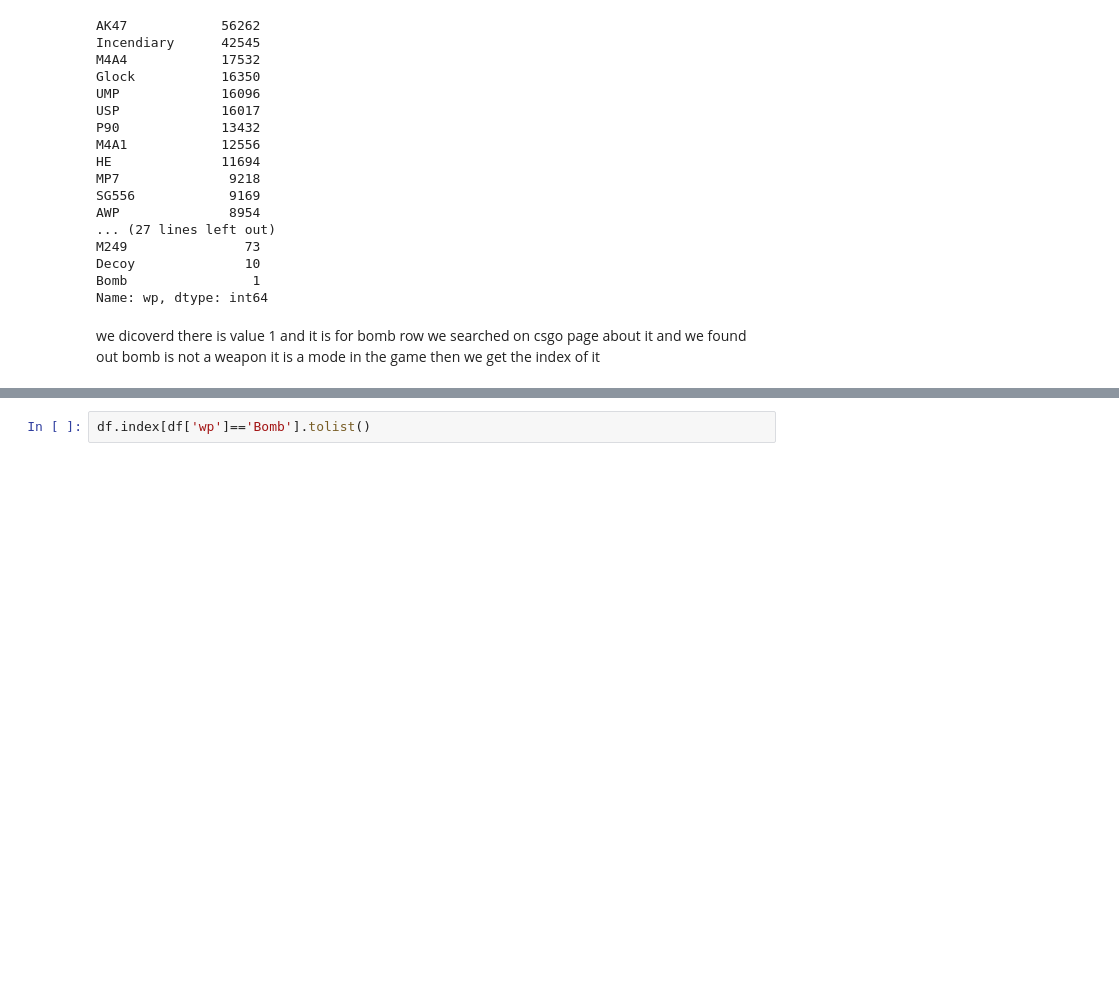
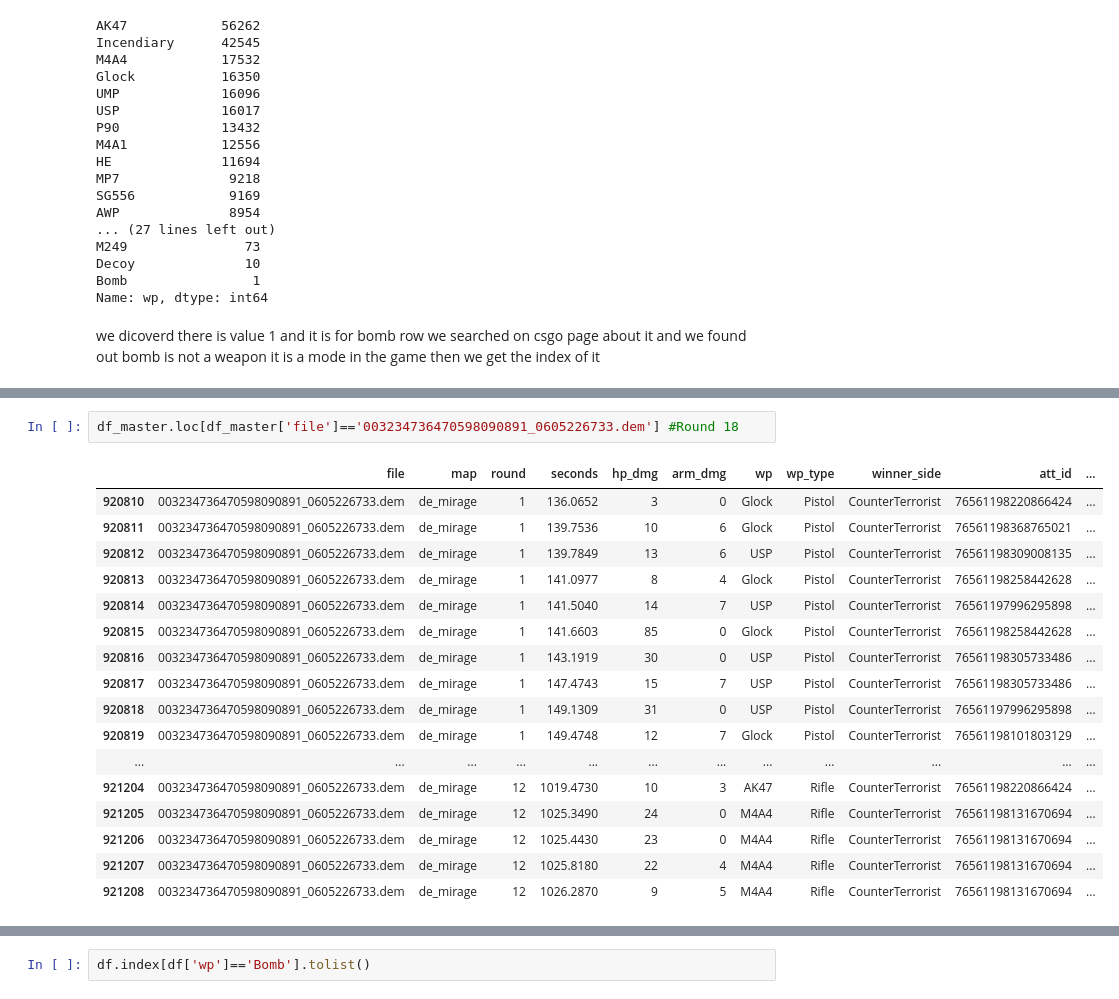
Before and after one commit to bavShehata/CS-GO-Competitive-Matchmaking-Data, a Jupyter notebook: csgo.ipynb, the cells around one changed output, grey strips where cells are left out. Drawn from its saved outputs; the diff is of its cells as text; blank space fills up the shorter version.

```diff
--- a/csgo.ipynb
+++ b/csgo.ipynb
@@ -317,0 +430,20 @@ we dicoverd there is value 1 and it is for bomb row we searched on csgo page abo
+# %%
+df_master.loc[df_master['file']=='003234736470598090891_0605226733.dem'] #Round 18
+# %% [output]
+|  | file | map | round | seconds | hp_dmg | arm_dmg | wp | wp_type | winner_side | att_id | ... |
+| 920810 | 003234736470598090891_0605226733.dem | de_mirage | 1 | 136.0652 | 3 | 0 | Glock | Pistol | CounterTerrorist | 76561198220866424 | ... |
+| 920811 | 003234736470598090891_0605226733.dem | de_mirage | 1 | 139.7536 | 10 | 6 | Glock | Pistol | CounterTerrorist | 76561198368765021 | ... |
+| 920812 | 003234736470598090891_0605226733.dem | de_mirage | 1 | 139.7849 | 13 | 6 | USP | Pistol | CounterTerrorist | 76561198309008135 | ... |
+| 920813 | 003234736470598090891_0605226733.dem | de_mirage | 1 | 141.0977 | 8 | 4 | Glock | Pistol | CounterTerrorist | 76561198258442628 | ... |
+| 920814 | 003234736470598090891_0605226733.dem | de_mirage | 1 | 141.5040 | 14 | 7 | USP | Pistol | CounterTerrorist | 76561197996295898 | ... |
+| 920815 | 003234736470598090891_0605226733.dem | de_mirage | 1 | 141.6603 | 85 | 0 | Glock | Pistol | CounterTerrorist | 76561198258442628 | ... |
+| 920816 | 003234736470598090891_0605226733.dem | de_mirage | 1 | 143.1919 | 30 | 0 | USP | Pistol | CounterTerrorist | 76561198305733486 | ... |
+| 920817 | 003234736470598090891_0605226733.dem | de_mirage | 1 | 147.4743 | 15 | 7 | USP | Pistol | CounterTerrorist | 76561198305733486 | ... |
+| 920818 | 003234736470598090891_0605226733.dem | de_mirage | 1 | 149.1309 | 31 | 0 | USP | Pistol | CounterTerrorist | 76561197996295898 | ... |
+| 920819 | 003234736470598090891_0605226733.dem | de_mirage | 1 | 149.4748 | 12 | 7 | Glock | Pistol | CounterTerrorist | 76561198101803129 | ... |
+| ... | ... | ... | ... | ... | ... | ... | ... | ... | ... | ... | ... |
+| 921204 | 003234736470598090891_0605226733.dem | de_mirage | 12 | 1019.4730 | 10 | 3 | AK47 | Rifle | CounterTerrorist | 76561198220866424 | ... |
+| 921205 | 003234736470598090891_0605226733.dem | de_mirage | 12 | 1025.3490 | 24 | 0 | M4A4 | Rifle | CounterTerrorist | 76561198131670694 | ... |
+| 921206 | 003234736470598090891_0605226733.dem | de_mirage | 12 | 1025.4430 | 23 | 0 | M4A4 | Rifle | CounterTerrorist | 76561198131670694 | ... |
+| 921207 | 003234736470598090891_0605226733.dem | de_mirage | 12 | 1025.8180 | 22 | 4 | M4A4 | Rifle | CounterTerrorist | 76561198131670694 | ... |
+| 921208 | 003234736470598090891_0605226733.dem | de_mirage | 12 | 1026.2870 | 9 | 5 | M4A4 | Rifle | CounterTerrorist | 76561198131670694 | ... |
```
Also changed, not shown: parts of 23 cells of this notebook, 1 other file.
